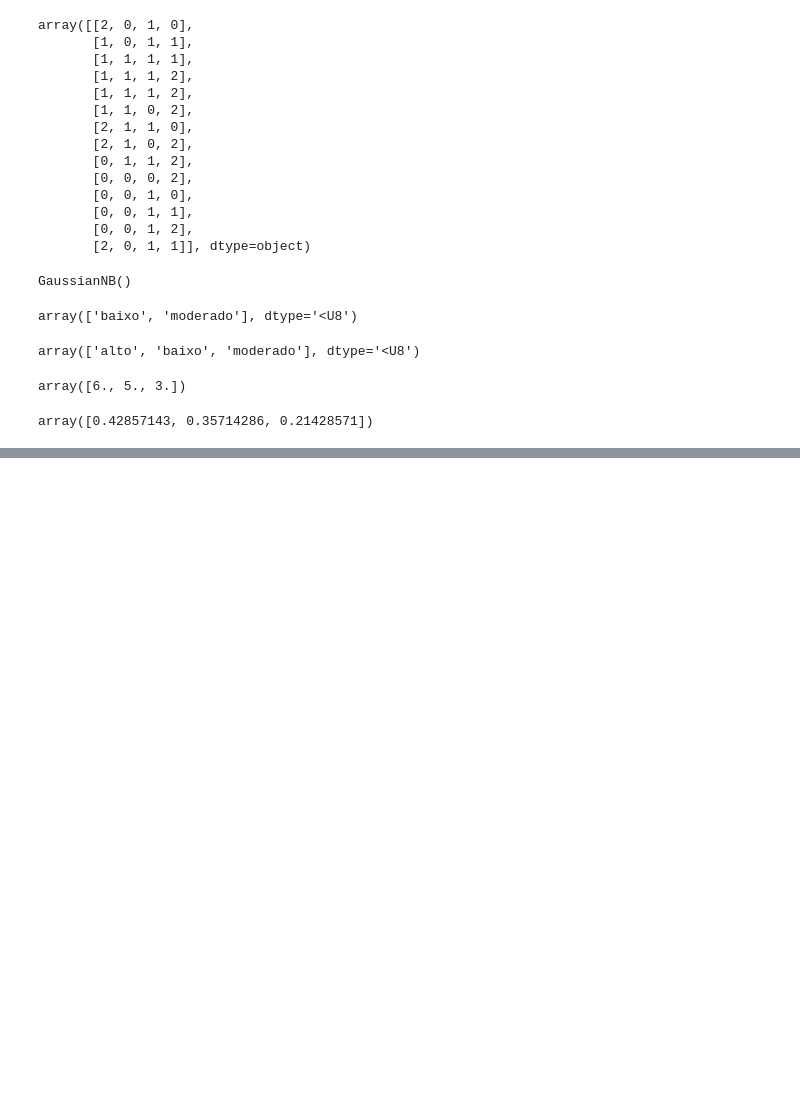
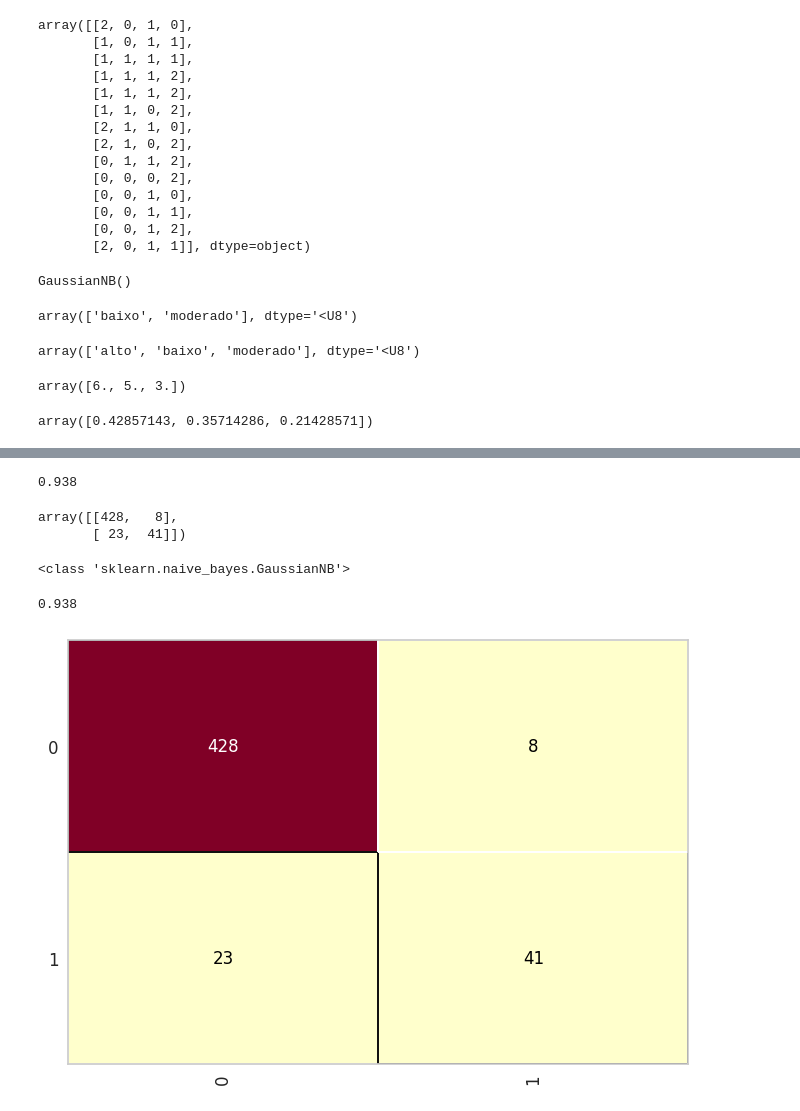
Before and after one commit to Joao-Inacio/Machine-Learning-e-Data-Science-com-Python, a Jupyter notebook: 0.2-aprendizagem-bayesiana/bayes.ipynb, the cells around one changed output, grey strips where cells are left out. Drawn from its saved outputs; the diff is of its cells as text; code cells hidden in the pictures; blank space fills up the shorter version.

Commit message:
Implementando o modelo Naïve bayes nos creditos + matriz de confunsão

```diff
--- a/0.2-aprendizagem-bayesiana/bayes.ipynb
+++ b/0.2-aprendizagem-bayesiana/bayes.ipynb
@@ -5,6 +5,12 @@ import pandas as pd
 import pickle
 from sklearn.preprocessing import LabelEncoder
 from sklearn.naive_bayes  import GaussianNB
+from sklearn.metrics import accuracy_score, confusion_matrix, classification_report
+from yellowbrick.classifier import ConfusionMatrix
+import matplotlib.pyplot as plt
+from sklearn.metrics import ConfusionMatrixDisplay
+
+plt.rcParams["font.family"] = "DejaVu Sans"
 # %% [markdown]
 ## Base risco de crédito
 # %%
@@ -114,0 +123,3 @@ array([0.42857143, 0.35714286, 0.21428571])
+# %%
+with open('../data/credit.pkl', 'rb') as f:
+    X_credit_train, y_credit_train, X_credit_test, y_credit_test = pickle.load(f)
@@ -114,0 +134,3 @@ array([0.42857143, 0.35714286, 0.21428571])
+# %%
+naive_credit_data = GaussianNB()
+naive_credit_data.fit(X_credit_train, y_credit_train)
@@ -114,0 +160,20 @@ array([0.42857143, 0.35714286, 0.21428571])
+# %%
+accuracy_score(y_credit_test, previsoes)
+# %% [output]
+0.938
+# %%
+confusion_matrix(y_credit_test, previsoes)
+# %% [output]
+array([[428,   8],
+       [ 23,  41]])
+# %%
+print(type(naive_credit_data))
+# %% [output]
+<class 'sklearn.naive_bayes.GaussianNB'>
+# %%
+cm = ConfusionMatrix(naive_credit_data, force_model=True)
+cm.fit(X_credit_train, y_credit_train)
+cm.score(X_credit_test, y_credit_test)
+# %% [output]
+0.938
+[figure, added]
```
Also changed, not shown: parts of 10 cells of this notebook.
